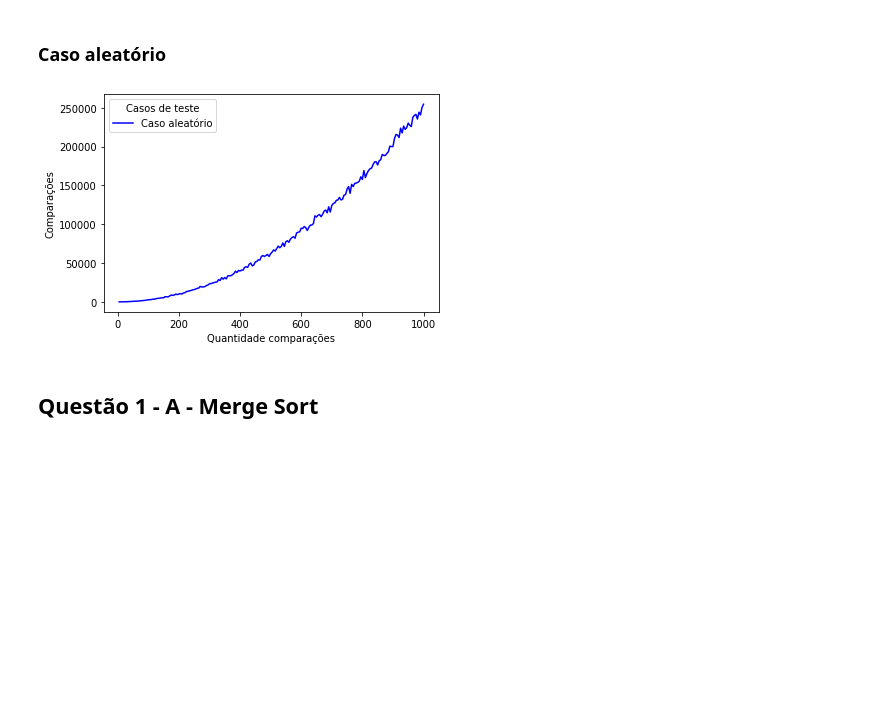
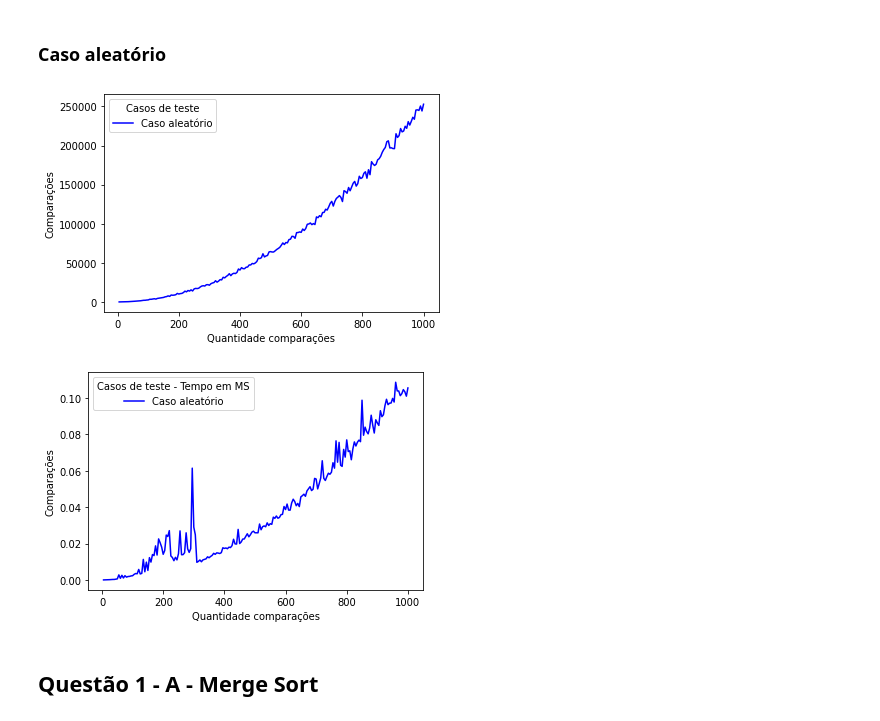
Before and after one commit to GustavoRFS/cpa-efc1, a Jupyter notebook: EFC1_GCC_253.ipynb, the cells around one changed output. Cells and saved outputs as stored; diff of their text form; code cells hidden in the pictures; blank space fills up the shorter version.

```diff
--- a/EFC1_GCC_253.ipynb
+++ b/EFC1_GCC_253.ipynb
@@ -269,14 +287,18 @@ O algoritmo Insertion Sort tem como pior caso quando o arranjo está ordenado em
 # %%
 i = 5
 melhoresCasosInsertionSort = {}
+melhoresCasosInsertionSortTempo = {}
 pioresCasosInsertionSort = {}
+pioresCasosInsertionSortTempo = {}
 casosAleatoriosInsertionSort = {}
+casosAleatoriosInsertionSortTempo = {}
 while i <= 1000:
   arranjo = np.arange(i)
   arranjoAleatorio = np.random.randint(0,100000,i)
-  melhoresCasosInsertionSort[i] = insertionSort(arranjo)[1]
-  pioresCasosInsertionSort[i] = insertionSort(arranjo[::-1])[1]
-  casosAleatoriosInsertionSort[i] = insertionSort(arranjoAleatorio)[1]
+  _,melhoresCasosInsertionSort[i],melhoresCasosInsertionSortTempo[i] = insertionSort(arranjo)
+  _,pioresCasosInsertionSort[i],pioresCasosInsertionSortTempo[i] = insertionSort(arranjo[::-1])
+  _,casosAleatoriosInsertionSort[i],casosAleatoriosInsertionSortTempo[i] = insertionSort(arranjoAleatorio)
+
   i += 5
 
 plt.plot(list(pioresCasosInsertionSort.keys()), list(pioresCasosInsertionSort.values()),label='Pior caso',color='red')
@@ -286,5 +308,13 @@ plt.xlabel("Quantidade comparações")
 plt.ylabel("Comparações")
 plt.legend(title="Casos de teste")
 plt.show()
+
+plt.plot(list(pioresCasosInsertionSortTempo.keys()), list(pioresCasosInsertionSortTempo.values()),label='Pior caso',color='red')
+plt.plot(list(melhoresCasosInsertionSortTempo.keys()), list(melhoresCasosInsertionSortTempo.values()),label='Melhor caso',color='green')
+plt.plot(list(casosAleatoriosInsertionSortTempo.keys()), list(casosAleatoriosInsertionSortTempo.values()), label='Caso aleatório',color='blue')
+plt.xlabel("Quantidade comparações")
+plt.ylabel("Comparações")
+plt.legend(title="Casos de teste - Tempos em MS")
+plt.show()
 # %% [output]
 [figure]
@@ -313,11 +358,18 @@ plt.show()
 # %%
 plt.plot(list(casosAleatoriosInsertionSort.keys()), list(casosAleatoriosInsertionSort.values()), label='Caso aleatório',color='blue')
 plt.xlabel("Quantidade comparações")
 plt.ylabel("Comparações")
 plt.legend(title="Casos de teste")
 plt.show()
+
+plt.plot(list(casosAleatoriosInsertionSortTempo.keys()), list(casosAleatoriosInsertionSortTempo.values()), label='Caso aleatório',color='blue')
+plt.xlabel("Quantidade comparações")
+plt.ylabel("Comparações")
+plt.legend(title="Casos de teste - Tempo em MS")
+plt.show()
 # %% [output]
-[figure, old version]
+[figure, new version]
+[figure, added]
 # %% [markdown]
 ## Questão 1 - A - Merge Sort
 # %% [markdown]
```
Also changed, not shown: parts of 39 cells of this notebook.
